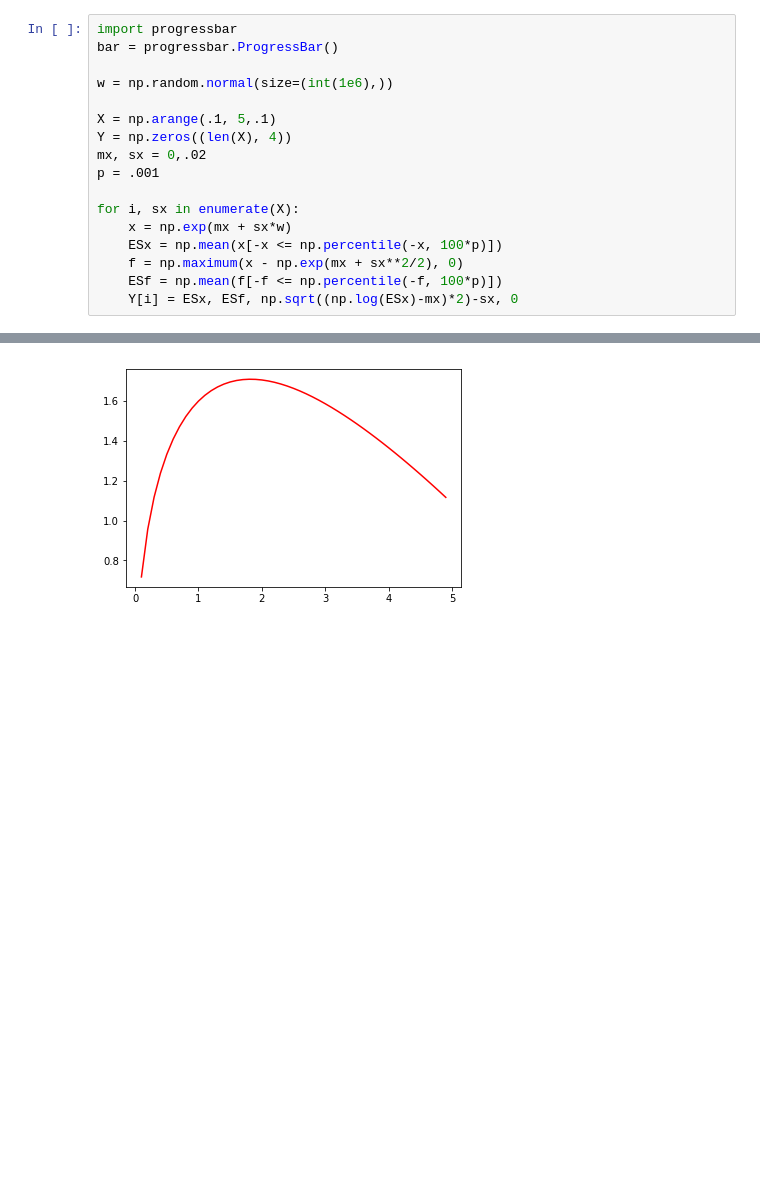
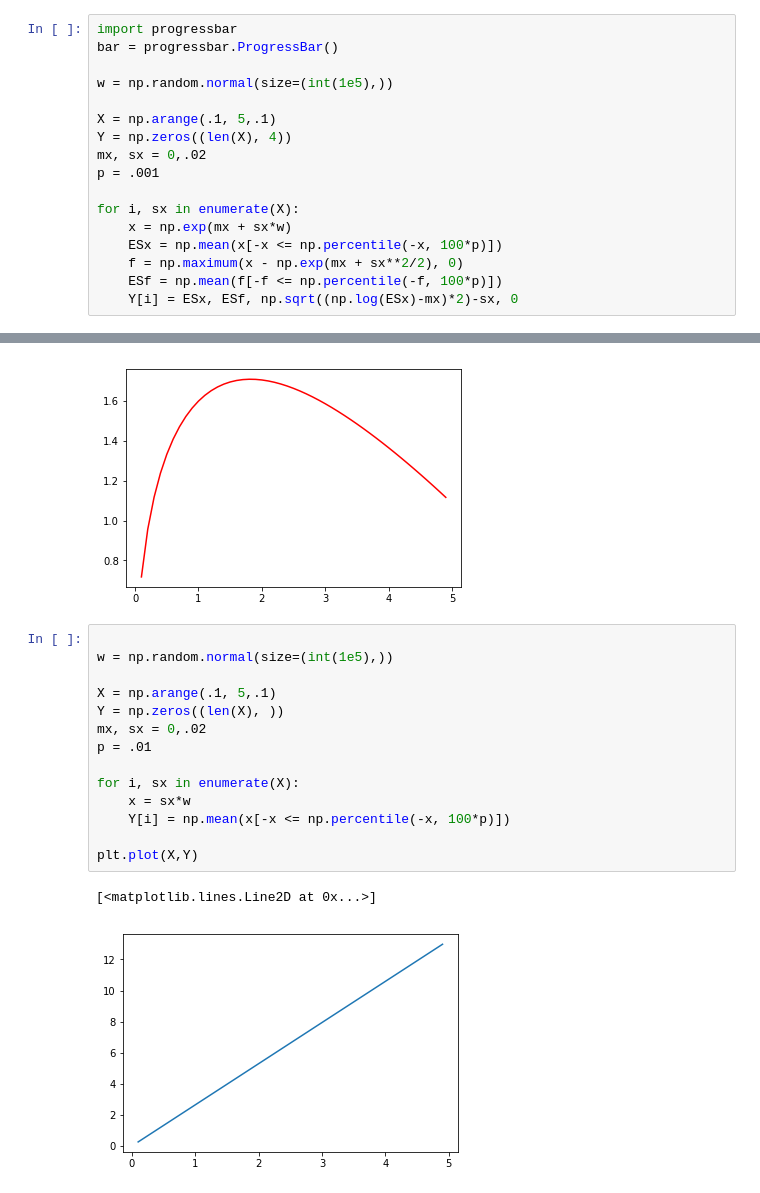
Before and after one commit to sebasv/thesis, a Jupyter notebook: Simulations.ipynb, the cells around one changed output, grey strips where cells are left out. Drawn from its saved outputs; the diff is of its cells as text; blank space fills up the shorter version.

```diff
--- a/Simulations.ipynb
+++ b/Simulations.ipynb
@@ -278,7 +278,7 @@ print(f'''{ESl:9.5f}
 import progressbar
 bar = progressbar.ProgressBar()
 
-w = np.random.normal(size=(int(1e6),))
+w = np.random.normal(size=(int(1e5),))
 
 X = np.arange(.1, 5,.1)
 Y = np.zeros((len(X), 4))
@@ -298,3 +298,20 @@ plt.plot(X,Y[:,2], 'r')
 # %% [output]
 [<matplotlib.lines.Line2D at 0x...>]
 [figure]
+# %%
+
+w = np.random.normal(size=(int(1e5),))
+
+X = np.arange(.1, 5,.1)
+Y = np.zeros((len(X), ))
+mx, sx = 0,.02
+p = .01
+
+for i, sx in enumerate(X):
+    x = sx*w
+    Y[i] = np.mean(x[-x <= np.percentile(-x, 100*p)])
+
+plt.plot(X,Y)
+# %% [output]
+[<matplotlib.lines.Line2D at 0x...>]
+[figure, added]
```
Also changed, not shown: parts of 7 cells of this notebook, 1 other file.
